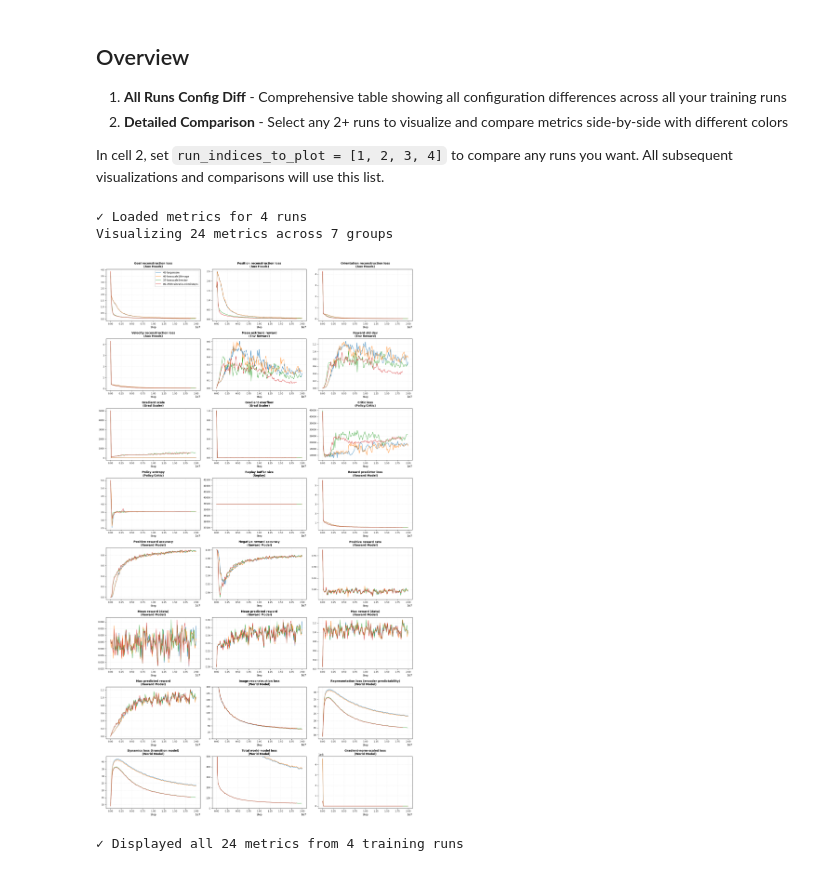
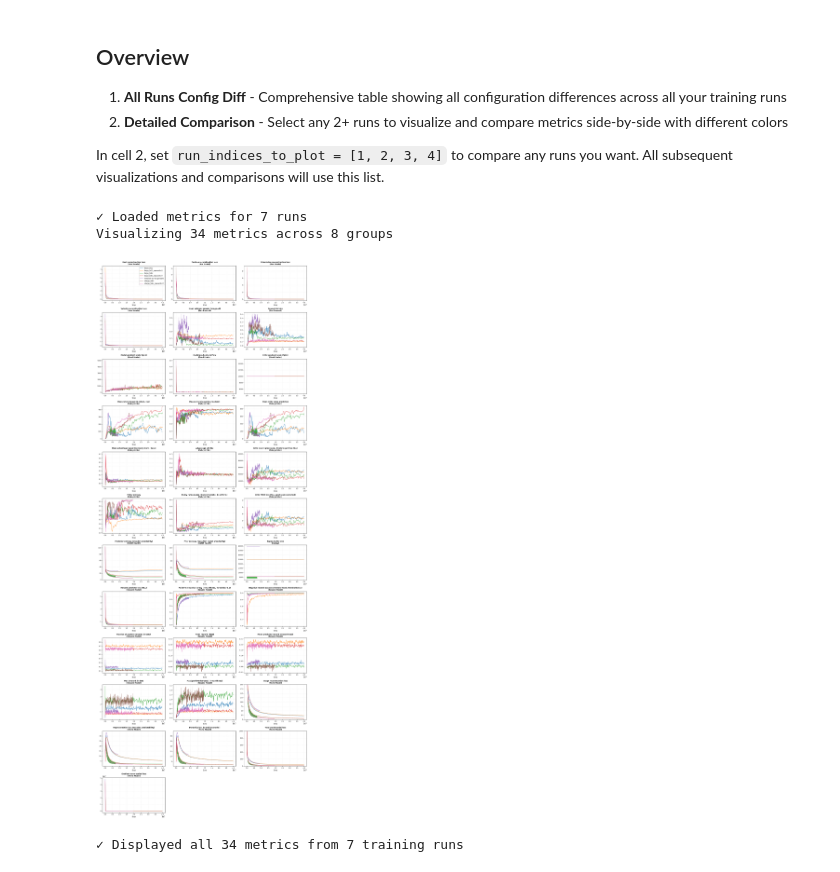
Before and after one commit to mauheems/DreamerV3_On_SPOT_MasterThesis, a Jupyter notebook: dreamer_SPOT_implementation/notebooks/training_results_analysis.ipynb, the cells around one changed output. Saved outputs shown, nothing was run; the diff lists cells and outputs as text; code cells hidden in the pictures.

```diff
--- a/dreamer_SPOT_implementation/notebooks/training_results_analysis.ipynb
+++ b/dreamer_SPOT_implementation/notebooks/training_results_analysis.ipynb
@@ -7,12 +7,11 @@ from pathlib import Path
 
 # Available training results
 results_dir = Path('/home/maurits-heemskerk/Documents/Uni/Master_Thesis/dreamer_results_local')
-available_runs = sorted([d for d in results_dir.iterdir() if d.is_dir() and 'dreamer-results' in d.name])
+available_runs = sorted([d for d in results_dir.iterdir() if d.is_dir()])
 
 print("Available training runs:")
 for i, run in enumerate(available_runs):
-    label = run.name.split('dreamer-results-')[1]  # Extract label part
-    label = label[13:]  # Remove timestamp (YYYYMMDD-HHMMSS-)
+    label = run.name  # Remove timestamp (YYYYMMDD-HHMMSS-)
     print(f"  [{i}] {label} ({run.name})")
 
 print(f"\n✓ Loaded {len(available_runs)} available runs")
@@ -39,7 +44,7 @@ for idx, run_path in enumerate(available_runs):
         with open(config_file, 'r') as f:
             all_configs[idx] = {
                 'path': run_path,
-                'label': run_path.name.split('dreamer-results-')[1][13:],
+                'label': run_path.name,
                 'config': yaml.safe_load(f)
             }
 
@@ -172,7 +177,7 @@ print("\n👇 MODIFY THESE TO SELECT RUNS TO COMPARE:")
 print("   Set run_indices_to_plot = [1, 2, 3, 4] (modify as needed)")
 print("   or use: run_indices_to_plot = [run_idx_1, run_idx_2]\n")
 
-run_indices_to_plot = [4,5,6,7]  # ← Modify this list to select runs
+run_indices_to_plot = [12,13,14,15,16,20,21]  # ← Modify this list to select runs
 
 # Helper function to load metrics from a run
 def load_metrics(logdir):
@@ -245,6 +250,9 @@ metric_info = {
     "train/dyn_loss_mean":        ("World Model",   "Dynamics loss (transition model)"),
     "train/model_loss_mean":      ("World Model",   "Total world-model loss"),
     "train/model_opt_loss":       ("World Model",   "Gradient-norm-scaled loss"),
+    # ── RSSM health ───────────────────────────────────────────────────────────
+    "train/post_ent_mean":        ("RSSM Health",   "Posterior entropy (encoder uncertainty)"),
+    "train/prior_ent_mean":       ("RSSM Health",   "Prior entropy (transition model uncertainty)"),
     # ── Auxiliary heads ──────────────────────────────────────────────────────
     "train/goal_loss_mean":       ("Aux Heads",     "Goal reconstruction loss"),
     "train/position_loss_mean":   ("Aux Heads",     "Position reconstruction loss"),
@@ -252,22 +260,29 @@ metric_info = {
     "train/velocity_loss_mean":   ("Aux Heads",     "Velocity reconstruction loss"),
     "train/terrain_loss_mean":    ("Aux Heads",     "Terrain reconstruction loss"),
     # ── Reward model ─────────────────────────────────────────────────────────
-    "train/reward_loss_mean":     ("Reward Model",  "Reward predictor loss"),
-    "train/reward_pos_acc":       ("Reward Model",  "Positive reward accuracy"),
-    "train/reward_neg_acc":       ("Reward Model",  "Negative reward accuracy"),
-    "train/reward_rate":          ("Reward Model",  "Positive reward rate"),
+    "train/reward_loss_mean":     ("Reward Model",  "Reward predictor loss (NLL)"),
+    "train/reward_pos_acc":       ("Reward Model",  "Positive reward accuracy (reward head, threshold>0.1)"),
+    "train/reward_neg_acc":       ("Reward Model",  "Negative reward accuracy (reward head, threshold≤0.1)"),
+    "train/reward_rate":          ("Reward Model",  "Fraction of positive rewards in batch"),
     "train/reward_avg":           ("Reward Model",  "Mean reward (data)"),
-    "train/reward_pred":          ("Reward Model",  "Mean predicted reward"),
-    "train/reward_max_data":      ("Reward Model",  "Max reward (data)"),
-    "train/reward_max_pred":      ("Reward Model",  "Max predicted reward"),
+    "train/reward_pred":          ("Reward Model",  "Mean predicted reward (reward head)"),
+    "train/reward_max_data":      ("Reward Model",  "Max |reward| in data"),
+    "train/reward_max_pred":      ("Reward Model",  "Max |predicted reward| (reward head)"),
     # ── Policy & critic ──────────────────────────────────────────────────────
-    "train/extr_reward_mean":     ("Env Reward",    "Mean extrinsic reward"),
+    "train/extr_reward_mean":     ("Env Reward",    "Mean extrinsic reward (imagined)"),
     "train/extr_reward_std":      ("Env Reward",    "Reward std dev"),
-    "train/extr_critic_critic_opt_loss": ("Policy/Critic", "Critic loss"),
+    "train/extr_return_raw_mean": ("Policy/Critic", "Mean return target (λ-return, raw)"),
+    "train/extr_return_normed_mean": ("Policy/Critic", "Mean return target (normalised)"),
+    "train/extr_critic_mean":     ("Policy/Critic", "Mean critic value prediction"),
+    "train/adv_mean":             ("Policy/Critic", "Mean advantage signal (normed_return - base)"),
+    "train/adv_std":              ("Policy/Critic", "Advantage std dev"),
+    "train/extr_critic_critic_opt_loss": ("Policy/Critic", "Critic loss (×grad_scale, divide to get true NLL)"),
     "train/policy_entropy_mag":   ("Policy/Critic", "Policy entropy"),
+    "train/policy_randomness_mean": ("Policy/Critic", "Policy randomness (0=deterministic, 1=uniform)"),
     # ── Training health ──────────────────────────────────────────────────────
-    "train/model_opt_model_opt_grad_scale":    ("Grad Scaler", "Gradient scale"),
-    "train/model_opt_model_opt_grad_overflow": ("Grad Scaler", "Gradient overflow"),
+    "train/model_opt_model_opt_grad_scale":    ("Grad Scaler", "Model gradient scale (fp16)"),
+    "train/model_opt_model_opt_grad_overflow": ("Grad Scaler", "Model gradient overflow"),
+    "train/extr_critic_critic_opt_critic_opt_grad_scale": ("Grad Scaler", "Critic gradient scale (fp16)"),
     "replay/size":                ("Replay",        "Replay buffer size"),
 }
 
@@ -291,9 +306,19 @@ for i, run_idx in enumerate(run_indices_to_plot):
             with open(metrics_file, 'r') as f:
                 for line in f:
                     metrics.append(json.loads(line))
-            run_data[run_idx] = pd.DataFrame(metrics)
+            df = pd.DataFrame(metrics)
+            # Compute true critic loss: reported loss is multiplied by grad_scale for fp16
+            # Divide it back out to get the actual NLL value
+            scale_col = 'train/extr_critic_critic_opt_critic_opt_grad_scale'
+            loss_col = 'train/extr_critic_critic_opt_loss'
+            if loss_col in df.columns and scale_col in df.columns:
+                df['train/extr_critic_true_loss'] = df[loss_col] / df[scale_col]
+            run_data[run_idx] = df
 
 print(f"✓ Loaded metrics for {len(run_data)} runs")
+
+# Add derived metric to info dict
+metric_info['train/extr_critic_true_loss'] = ("Policy/Critic", "Critic TRUE loss (NLL, grad-scale corrected)")
 
 # Filter metrics that exist in at least one run
 available_metrics = [col for col in metric_info.keys()
@@ -321,38 +346,38 @@ for idx, metric_col in enumerate(available_metrics):
             df = run_data[run_idx]
             color = colors[i % len(colors)]
             ax.plot(df['step'], df[metric_col], linewidth=1.2, color=color,
                    label=run_labels_viz[run_idx], alpha=0.85)
 
     # Format plot
-    ax.set_title(f"{short_desc}\n({group})", fontsize=10, fontweight='bold')
+    ax.set_title(f"{short_desc}\n({group})", fontsize=9, fontweight='bold')
     ax.set_xlabel('Step', fontsize=9)
     ax.grid(True, alpha=0.2, linestyle='--')
     ax.tick_params(axis='both', which='major', labelsize=8)
 
     # Set y-axis limits for specific metrics to zoom in on convergence
     if metric_col in ['train/image_loss_mean']:
         ax.set_ylim(0, 200)
 
     if metric_col in ['train/model_loss_mean']:
         ax.set_ylim(0, 1000)
 
     # Add legend only to first plot
     if idx == 0:
         ax.legend(loc='best', fontsize=9, framealpha=0.95)
 
 # Hide unused subplots
 for idx in range(len(available_metrics), len(axes)):
     axes[idx].set_visible(False)
 
 plt.tight_layout()
 plt.show()
 
 print(f"\n✓ Displayed all {len(available_metrics)} metrics from {len(run_indices_to_plot)} training runs")
 # %% [output]
-✓ Loaded metrics for 4 runs
-Visualizing 24 metrics across 7 groups
+✓ Loaded metrics for 7 runs
+Visualizing 34 metrics across 8 groups
-[figure, old version]
+[figure, new version]
-✓ Displayed all 24 metrics from 4 training runs
+✓ Displayed all 34 metrics from 7 training runs
 # %%
 
 # Compare final metric values between selected runs
```
Also changed, not shown: parts of 6 cells of this notebook, 19 other files.
